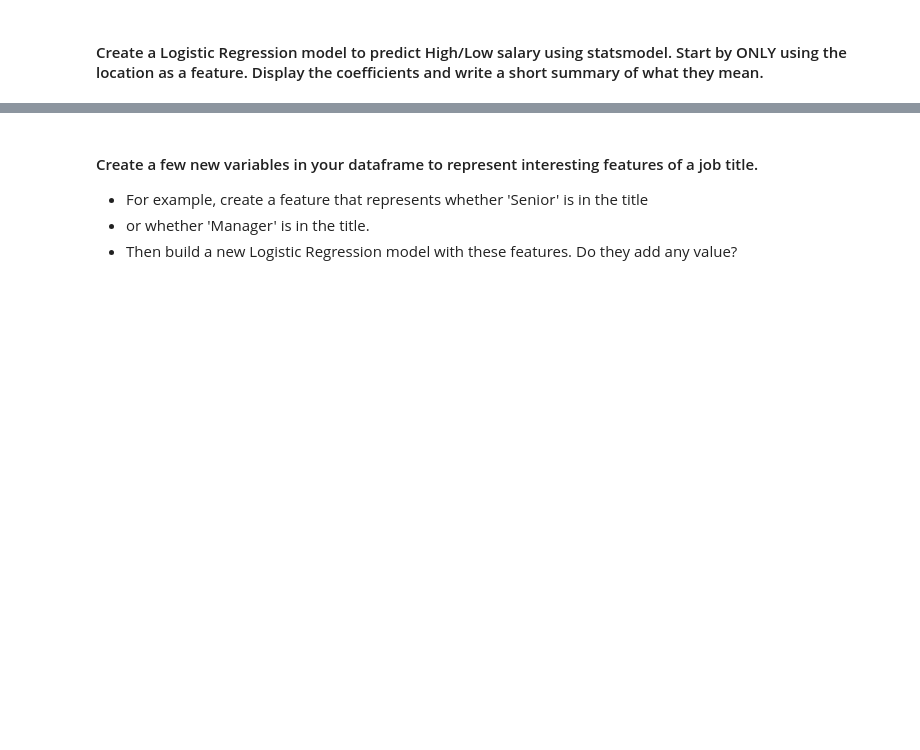
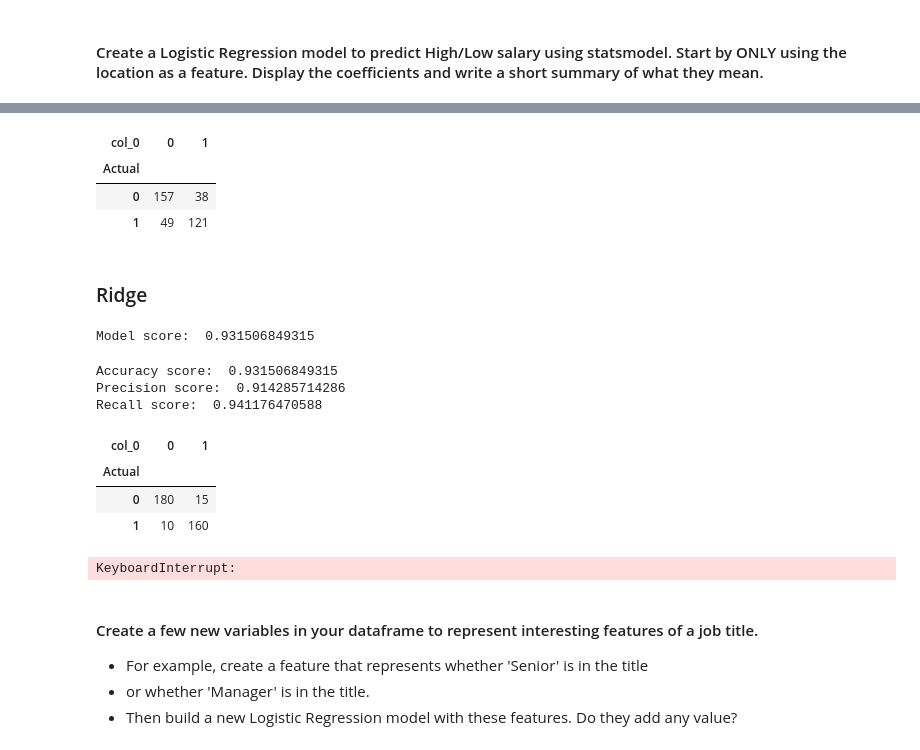
Before and after one commit to tamisalex/DSI, a Jupyter notebook: curriculum/02-projects/01-projects-weekly/project-04/starter-code/starter_code.ipynb, the cells around one changed output, grey strips where cells are left out. Drawn from its saved outputs; the diff is of its cells as text; code cells hidden in the pictures; blank space fills up the shorter version.

```diff
--- a/curriculum/02-projects/01-projects-weekly/project-04/starter-code/starter_code.ipynb
+++ b/curriculum/02-projects/01-projects-weekly/project-04/starter-code/starter_code.ipynb
@@ -169,0 +376,44 @@ Lastly, we need to clean up salary data.
+# %%
+pd.crosstab(y,predictions)
+# %% [output]
+| col_0 | 0 | 1 |
+| Actual |  |  |
+| 0 | 157 | 38 |
+| 1 | 49 | 121 |
+# %% [markdown]
+### Ridge
+# %%
+logiReg = LogisticRegression()
+logiReg.penalty = "l2"
+model = logiReg.fit(X,y)
+predictions = model.predict(X)
+print "Model score: ", model.score(X,y)
+# %% [output]
+Model score:  0.931506849315
+# %%
+print "Accuracy score: ", accuracy_score(y,predictions)
+print "Precision score: ", precision_score(y,predictions)
+print "Recall score: ", recall_score(y,predictions)
+# %% [output]
+Accuracy score:  0.931506849315
+Precision score:  0.914285714286
+Recall score:  0.941176470588
+# %%
+pd.crosstab(y,predictions)
+# %% [output]
+| col_0 | 0 | 1 |
+| Actual |  |  |
+| 0 | 180 | 15 |
+| 1 | 10 | 160 |
+# %%
+smX = smdata.iloc[:,7:]
+smy = smdata["HighLow"]
+smy.name = "Actual"
+
+
+logit = sm.Logit(smy, smX)
+smdata.columns.values
+result = logit.fit_regularized()
+result.summary()
+# %% [output]
+KeyboardInterrupt:
```
Also changed, not shown: parts of 42 cells of this notebook, 10 other files.
